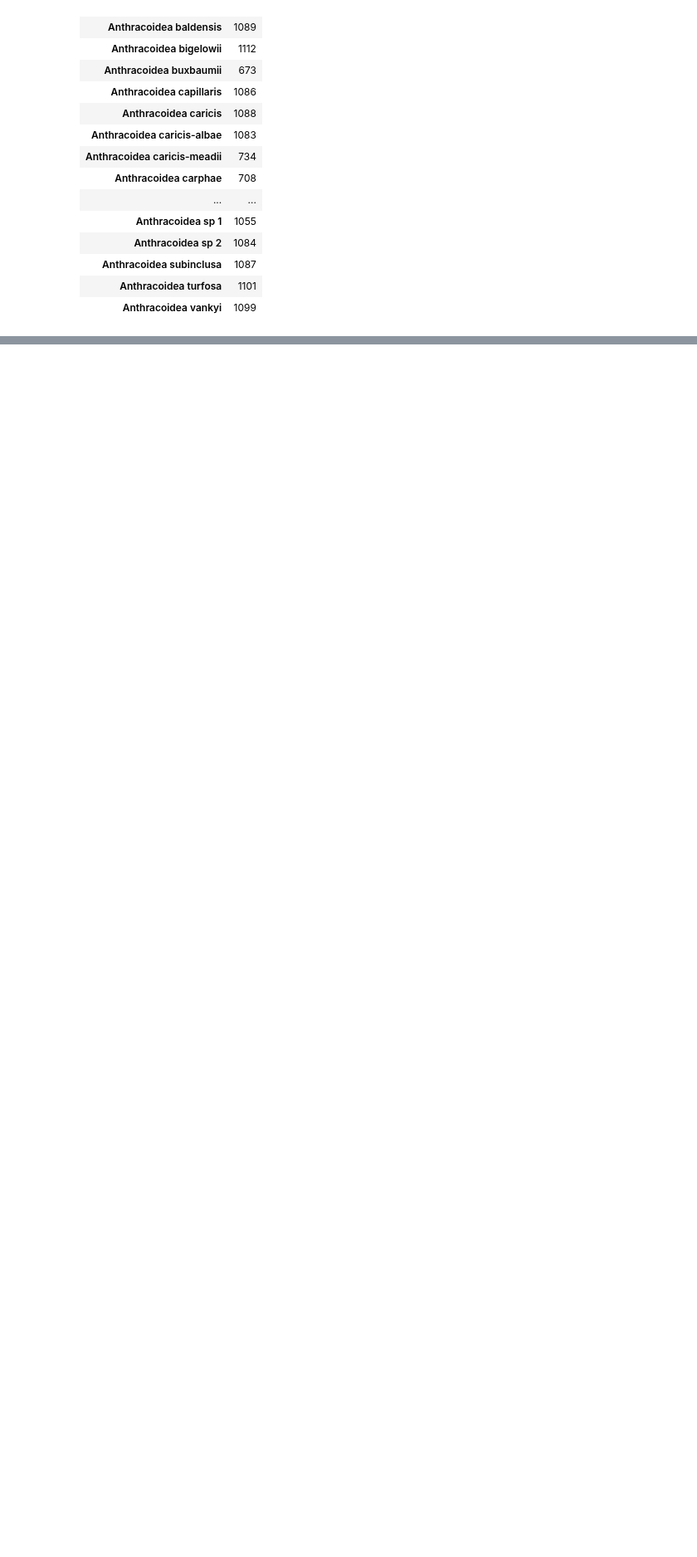
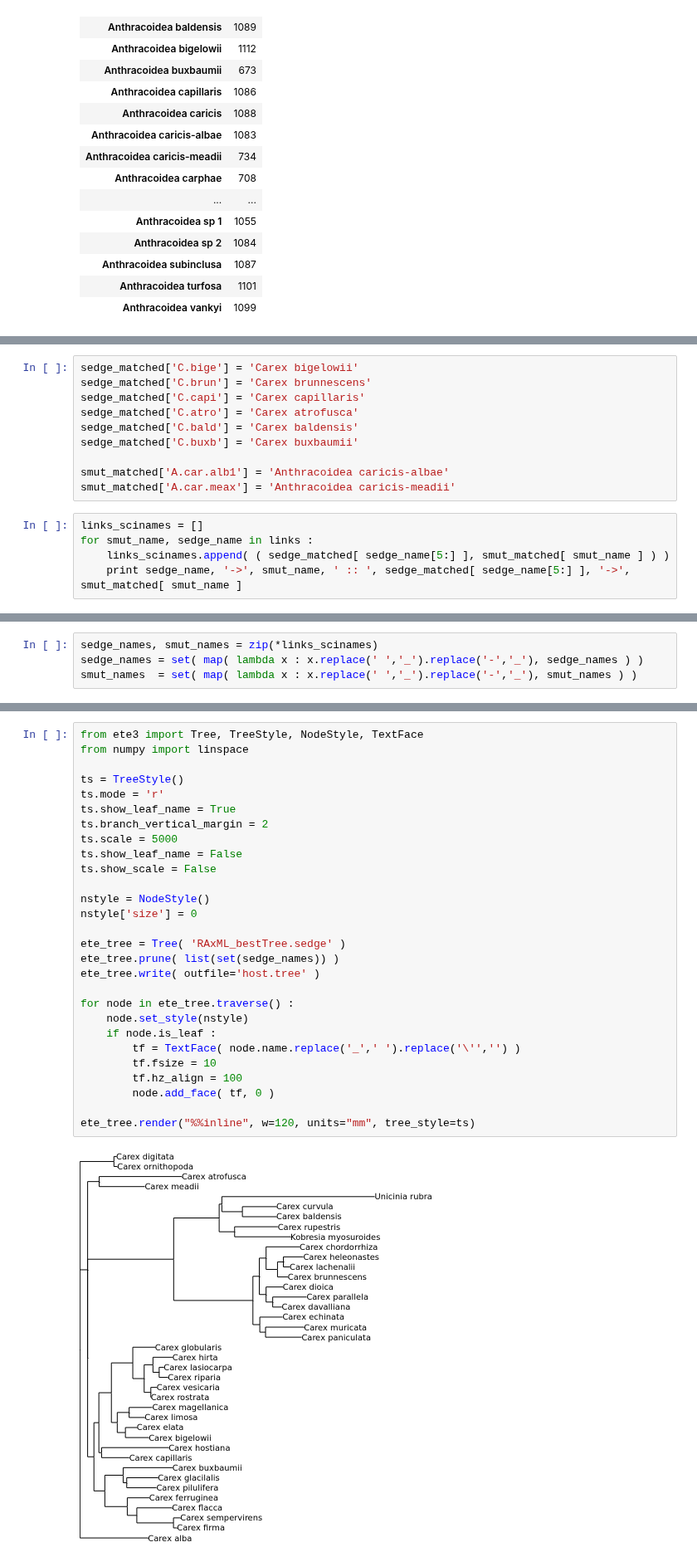
Before and after one commit to ryneches/SuchTree, a Jupyter notebook: data/sedge-smut/sedge-smut.ipynb, the cells around one changed output, grey strips where cells are left out. Shown at 83% size. Saved outputs shown, nothing was run; the diff lists cells and outputs as text; blank space fills up the shorter version.

Commit message:
SuchTree loads sedge-smut data! Thanks, @amesclir!

```diff
--- a/data/sedge-smut/sedge-smut.ipynb
+++ b/data/sedge-smut/sedge-smut.ipynb
@@ -431,0 +544,15 @@ ete_tree.render("%%inline", w=120, units="mm", tree_style=ts)
+# %%
+sedge_matched['C.bige'] = 'Carex bigelowii'
+sedge_matched['C.brun'] = 'Carex brunnescens'
+sedge_matched['C.capi'] = 'Carex capillaris'
+sedge_matched['C.atro'] = 'Carex atrofusca'
+sedge_matched['C.bald'] = 'Carex baldensis'
+sedge_matched['C.buxb'] = 'Carex buxbaumii'
+
+smut_matched['A.car.alb1'] = 'Anthracoidea caricis-albae'
+smut_matched['A.car.meax'] = 'Anthracoidea caricis-meadii'
+# %%
+links_scinames = []
+for smut_name, sedge_name in links :
+    links_scinames.append( ( sedge_matched[ sedge_name[5:] ], smut_matched[ smut_name ] ) )
+    print sedge_name, '->', smut_name, ' :: ', sedge_matched[ sedge_name[5:] ], '->', smut_matched[ smut_name ]
@@ -431,0 +577,4 @@ ete_tree.render("%%inline", w=120, units="mm", tree_style=ts)
+# %%
+sedge_names, smut_names = zip(*links_scinames)
+sedge_names = set( map( lambda x : x.replace(' ','_').replace('-','_'), sedge_names ) )
+smut_names  = set( map( lambda x : x.replace(' ','_').replace('-','_'), smut_names ) )
@@ -431,0 +613,30 @@ ete_tree.render("%%inline", w=120, units="mm", tree_style=ts)
+# %%
+from ete3 import Tree, TreeStyle, NodeStyle, TextFace
+from numpy import linspace
+
+ts = TreeStyle()
+ts.mode = 'r'
+ts.show_leaf_name = True
+ts.branch_vertical_margin = 2
+ts.scale = 5000
+ts.show_leaf_name = False
+ts.show_scale = False
+
+nstyle = NodeStyle()
+nstyle['size'] = 0
+
+ete_tree = Tree( 'RAxML_bestTree.sedge' )
+ete_tree.prune( list(set(sedge_names)) )
+ete_tree.write( outfile='host.tree' )
+
+for node in ete_tree.traverse() :
+    node.set_style(nstyle)
+    if node.is_leaf :
+        tf = TextFace( node.name.replace('_',' ').replace('\'','') )
+        tf.fsize = 10
+        tf.hz_align = 100
+        node.add_face( tf, 0 )
+
+ete_tree.render("%%inline", w=120, units="mm", tree_style=ts)
+# %% [output]
+[figure, added]
```
Also changed, not shown: parts of 14 cells of this notebook, 3 other files.
